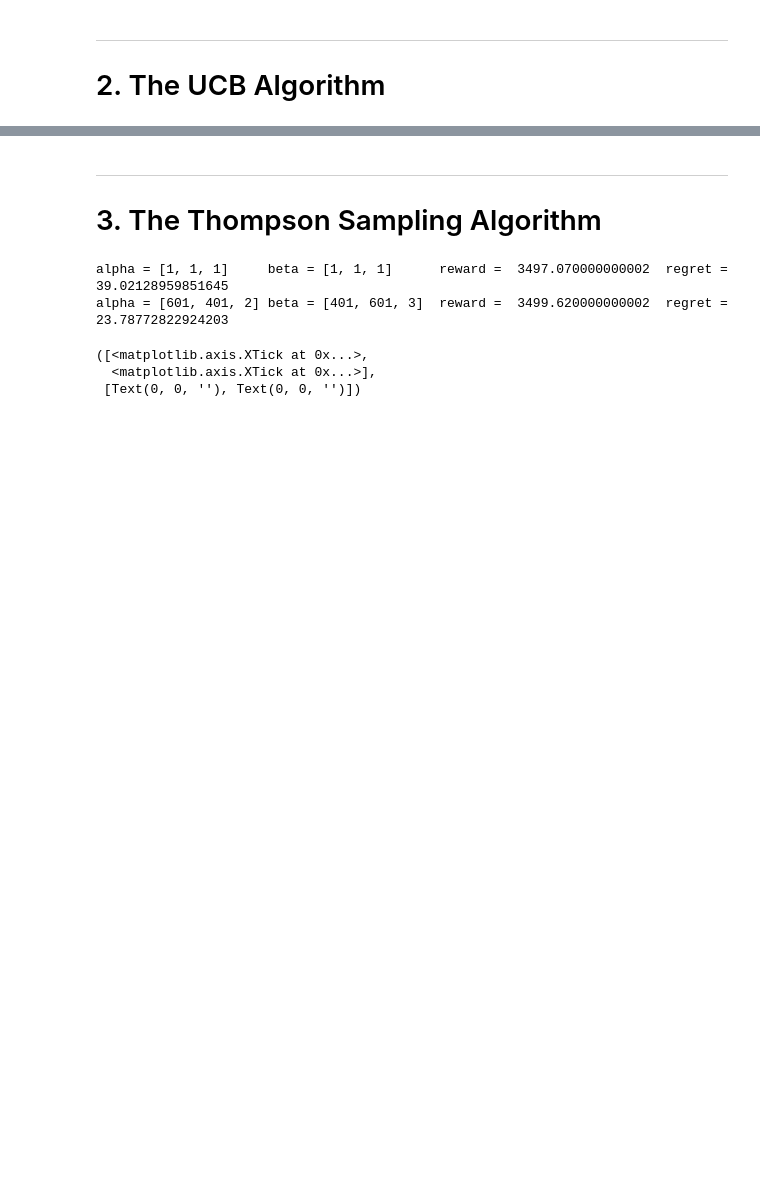
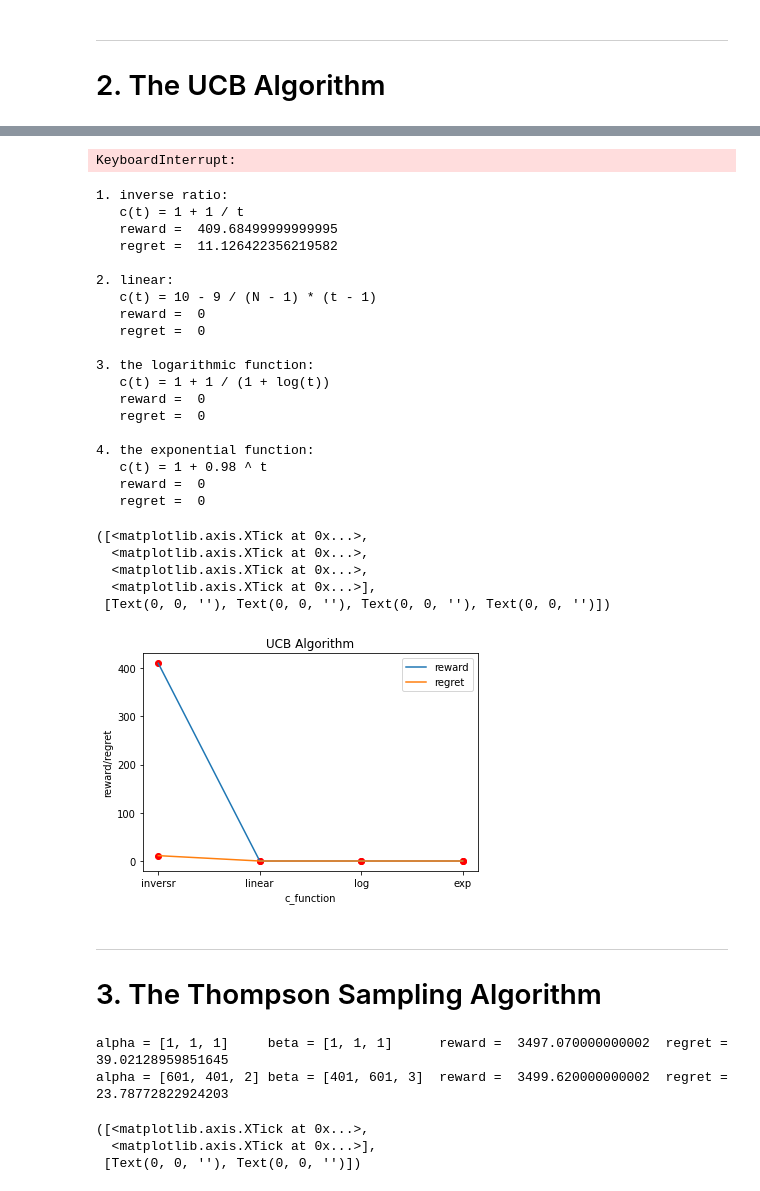
Before and after one commit to zsc2003/SI140A-final_project, a Jupyter notebook: Bandit project/Project-Bandit.ipynb, the cells around one changed output, grey strips where cells are left out. Saved outputs shown, nothing was run; the diff lists cells and outputs as text; code cells hidden in the pictures; blank space fills up the shorter version.

```diff
--- a/Bandit project/Project-Bandit.ipynb
+++ b/Bandit project/Project-Bandit.ipynb
@@ -451,3 +483,65 @@ c =  10  reward =  2828.825000000001  regret =  667.5494980278324
+# %%
+c_inverse = [0] + [1 + 1 / t for t in range(1, N + 1)]
+c_linear = [0] + [10 - 9 / (N - 1) * (t - 1) for t in range(1, N + 1)]
+c_log = [0] + [1 + 1 / (1 + math.log(t)) for t in range(1, N + 1)]
+c_exp = [0] + [1 + 0.95 ** t for t in range(1, N + 1)]
+
+c = [c_inverse, c_linear, c_log, c_exp]
+
+rewards = [0, 0, 0, 0]
+regrets = [0, 0, 0, 0]
+
+for i in range(4):
+    for _ in tqdm.tqdm(range(repeat_time)):
+        reward, regret = UCB_function(N, c[i])
+        rewards[i] += reward / repeat_time
+        regrets[i] += regret / repeat_time
+# %% [output]
+KeyboardInterrupt:
+# %%
+# plot the result
+print("1. inverse ratio:\n   c(t) = 1 + 1 / t\n   reward = ", rewards[0], "\n   regret = ", regrets[0], "\n")
+print("2. linear:\n   c(t) = 10 - 9 / (N - 1) * (t - 1)\n   reward = ", rewards[1], "\n   regret = ", regrets[1], "\n")
+print("3. the logarithmic function:\n   c(t) = 1 + 1 / (1 + log(t))\n   reward = ", rewards[2], "\n   regret = ", regrets[2], "\n")
+print("4. the exponential function:\n   c(t) = 1 + 0.98 ^ t\n   reward = ", rewards[3], "\n   regret = ", regrets[3], "\n")
+
+c_name = ['inversr', 'linear', 'log', 'exp']
+plt.plot(c_name,rewards)
+plt.plot(c_name,regrets)
+plt.scatter(c_name, rewards, c = 'red')
+plt.scatter(c_name, regrets, c = 'red')
+
+plt.legend(["reward", "regret"])
+plt.xlabel("c_function")
+plt.ylabel("reward/regret")
+plt.title("UCB Algorithm")
+plt.xticks(c_name)
+# %% [output]
+1. inverse ratio:
+   c(t) = 1 + 1 / t
+   reward =  409.68499999999995
+   regret =  11.126422356219582
+
+2. linear:
+   c(t) = 10 - 9 / (N - 1) * (t - 1)
+   reward =  0
+   regret =  0
+
+3. the logarithmic function:
+   c(t) = 1 + 1 / (1 + log(t))
+   reward =  0
+   regret =  0
+
+4. the exponential function:
+   c(t) = 1 + 0.98 ^ t
+   reward =  0
+   regret =  0
+([<matplotlib.axis.XTick at 0x...>,
+  <matplotlib.axis.XTick at 0x...>,
+  <matplotlib.axis.XTick at 0x...>,
+  <matplotlib.axis.XTick at 0x...>],
+ [Text(0, 0, ''), Text(0, 0, ''), Text(0, 0, ''), Text(0, 0, '')])
+[figure, added]
 # %% [markdown]
 ---
 # 3. The Thompson Sampling Algorithm
```
Also changed, not shown: parts of 20 cells of this notebook.
